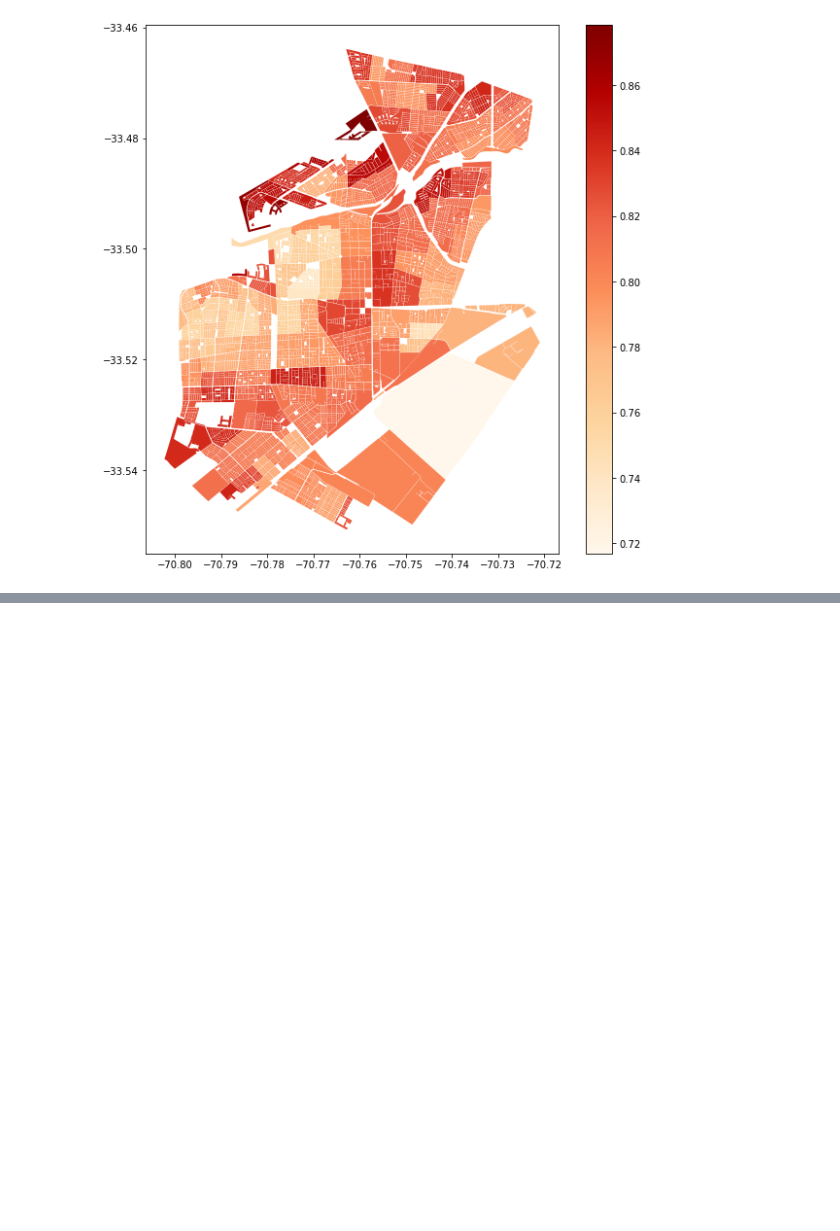
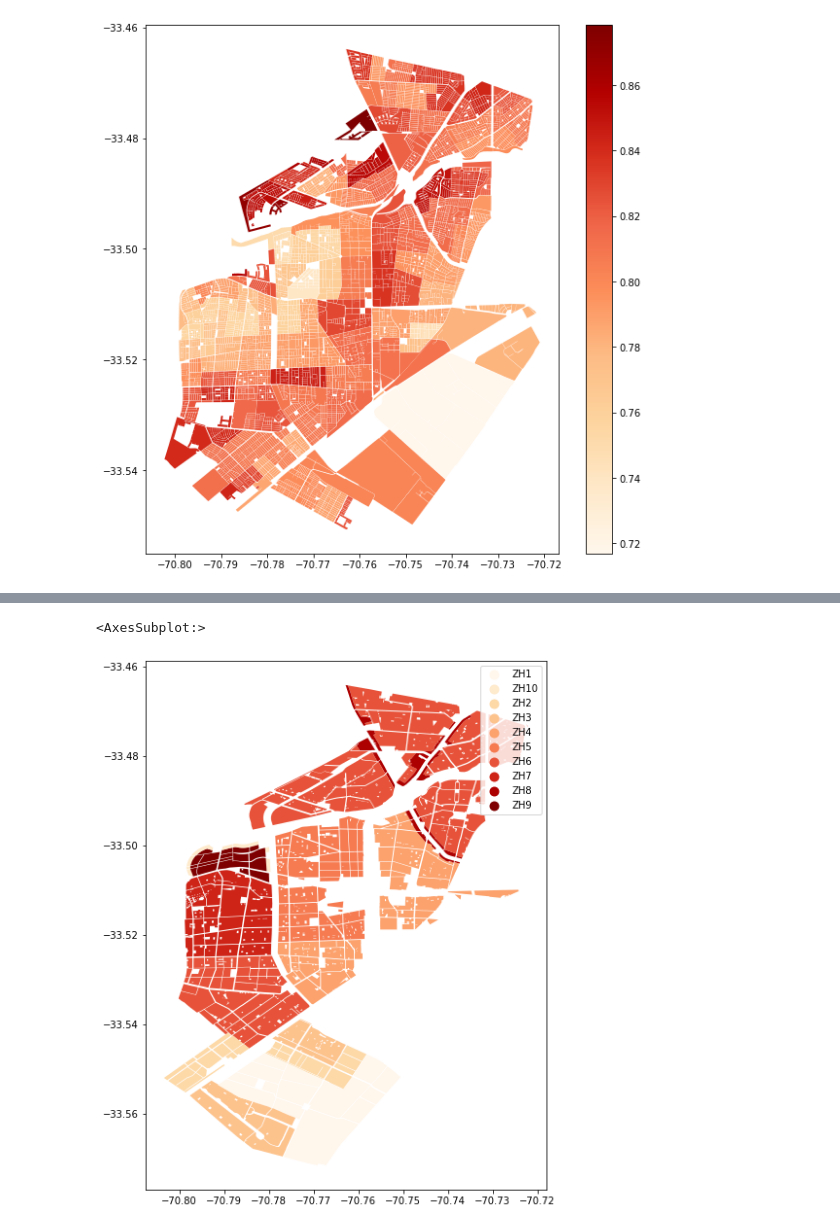
Before and after one commit to JZapataMA/informal_assessment_proyect_CDG, a Jupyter notebook: proyecto.ipynb, the cells around one changed output, grey strips where cells are left out. Saved outputs shown, nothing was run; the diff lists cells and outputs as text; code cells hidden in the pictures; blank space fills up the shorter version.

Commit message:
ZonasHabitacionales

```diff
--- a/proyecto.ipynb
+++ b/proyecto.ipynb
@@ -35,14 +35,14 @@ ismt_maipu_zonas = ismt_maipu.merge(zonas_maipu, left_on='geocode', right_on='GE
 # Me quedo solo con comuna, LOC_ZON, prom_ismt, AVE_GSE, geoemtry
 ismt_maipu_zonas = ismt_maipu_zonas[['NOM_COMUNA', 'LOC_ZON', 'prom_ismt', 'AVE_GSE', 'geometry']]
 # Pasar de dataframe a geodataframe ismt_maipu_zonas con crs epsg:4674
-ismt_maipu_zonas = gpd.GeoDataFrame(ismt_maipu_zonas, crs=4674)
+ismt_maipu_zonas = gpd.GeoDataFrame(ismt_maipu_zonas, crs=4326)
 ismt_maipu_zonas.head(1)
 # %% [output]
 |  | NOM_COMUNA | LOC_ZON | prom_ismt | AVE_GSE | geometry |
 | 0 | MAIPÚ | 6 | 0.835958 | C3 | POLYGON ((-70.76309 -33.46351, -7... |
 # %%
 # Leer data\C2017-2012_RM_pob_socioec\C2017-2012_RM_pob_socioec.shp
-pob_socioec = gpd.read_file('data\C2017-2012_RM_pob_socioec\C2017-2012_RM_pob_socioec.shp').to_crs(epsg=4674)
+pob_socioec = gpd.read_file('data\C2017-2012_RM_pob_socioec\C2017-2012_RM_pob_socioec.shp').to_crs(epsg=4326)
 # Intersectar maipu con pob_socioec
 maipu_pob_socioec = gpd.overlay(pob_socioec, maipu, how='intersection')
 maipu_pob_socioec.head(1)
@@ -145,0 +230,33 @@ ismt_maipu_zonas_pob_socioec.plot(column='prom_ismt', cmap='OrRd', legend=True,
+# %%
+import requests
+import geopandas as gpd
+from shapely.geometry import shape
+
+# Define la URL de la consulta
+url = "https://sitmaipu.cl/arcgis/rest/services/Servicios/PRC_Zonificacion/MapServer/1/query"
+
+# Define los parámetros de la consulta
+params = {
+    "f": "geoJSON",
+    "where": "ZONA='ZH1' OR ZONA='ZH2' OR ZONA='ZH3' OR ZONA='ZH4' OR ZONA='ZH5' OR ZONA='ZH6' OR ZONA='ZH7' OR ZONA='ZH8' OR ZONA='ZH9' OR ZONA='ZH10'",
+    "outFields": "*",
+    "returnGeometry": "true"
+}
+
+# Realiza la consulta
+response = requests.get(url, params=params)
+
+# Comprueba que la consulta fue exitosa
+response.raise_for_status()
+
+# Convierte la respuesta a JSON
+data = response.json()
+
+# Extrae las características (features) de la respuesta
+features = data["features"]
+
+# Filtra las características que tienen una geometría
+features_with_geometry = [f for f in features if f["geometry"] is not None]
+# %%
+# crear un GeoDataFrame con los polígonos y guardando la descripción de cada polígono
+zonas_habitacionales_maipu = gpd.GeoDataFrame.from_features(features_with_geometry)
@@ -145,0 +268,6 @@ ismt_maipu_zonas_pob_socioec.plot(column='prom_ismt', cmap='OrRd', legend=True,
+# %%
+# Visualizar el GeoDataFrame que son las zonas habitacionales de Maipú
+zonas_habitacionales_maipu.plot(column='ZONA', cmap='OrRd', legend=True, figsize=(10,10))
+# %% [output]
+<AxesSubplot:>
+[figure, added]
```
Also changed, not shown: parts of 13 cells of this notebook.
